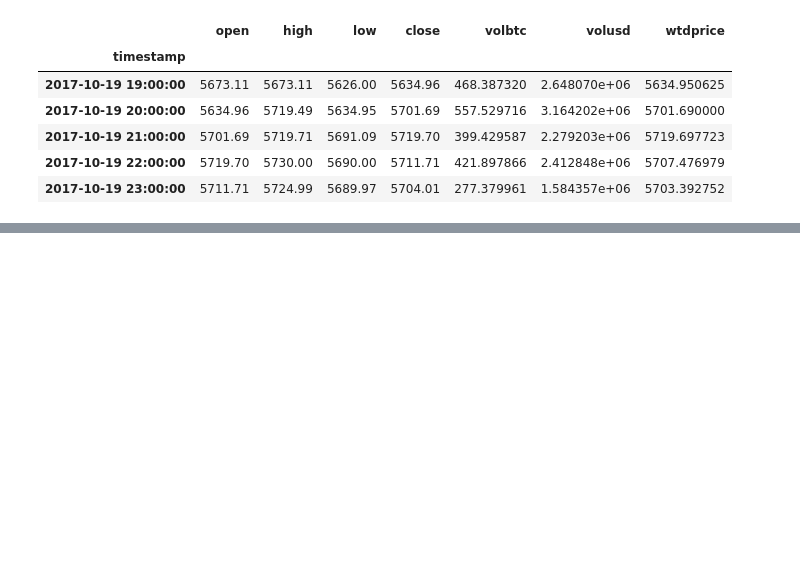
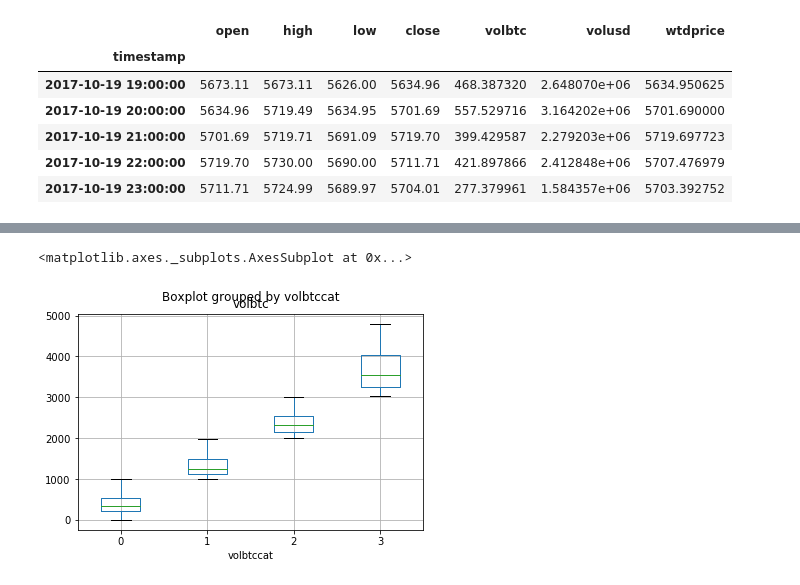
Before and after one commit to pwidhalm/capstone, a Jupyter notebook: code/capstone-v1-mb.ipynb, the cells around one changed output, grey strips where cells are left out. Saved outputs shown, nothing was run; the diff lists cells and outputs as text; code cells hidden in the pictures; blank space fills up the shorter version.

```diff
--- a/code/capstone-v1-mb.ipynb
+++ b/code/capstone-v1-mb.ipynb
@@ -171,0 +59,9 @@ plt.show()
+# %%
+bins = [0, 1000, 2000, 3000, 5000]
+group_names = [0, 1, 2, 3]
+hr_df['volbtccat'] = pd.cut(hr_df.volbtc, bins, labels=group_names)
+# %%
+hr_df.boxplot(column=['volbtc'], by='volbtccat')
+# %% [output]
+<matplotlib.axes._subplots.AxesSubplot at 0x...>
+[figure, added]
```
Also changed, not shown: parts of 22 cells of this notebook, 11 other files.
